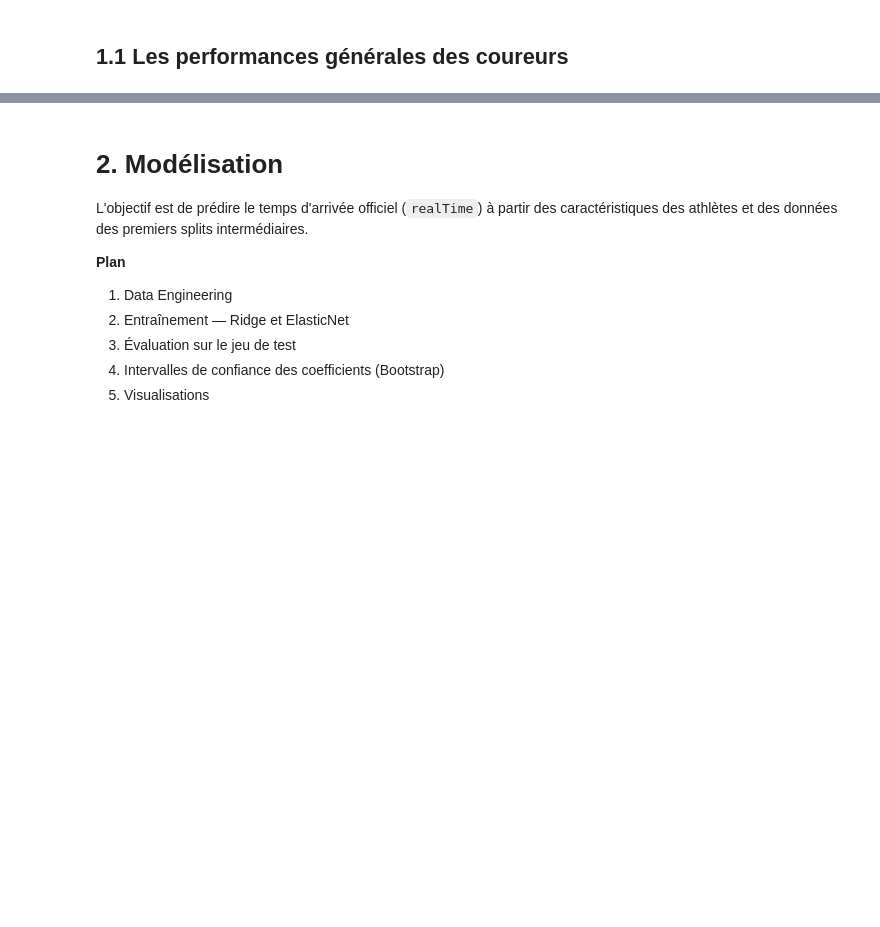
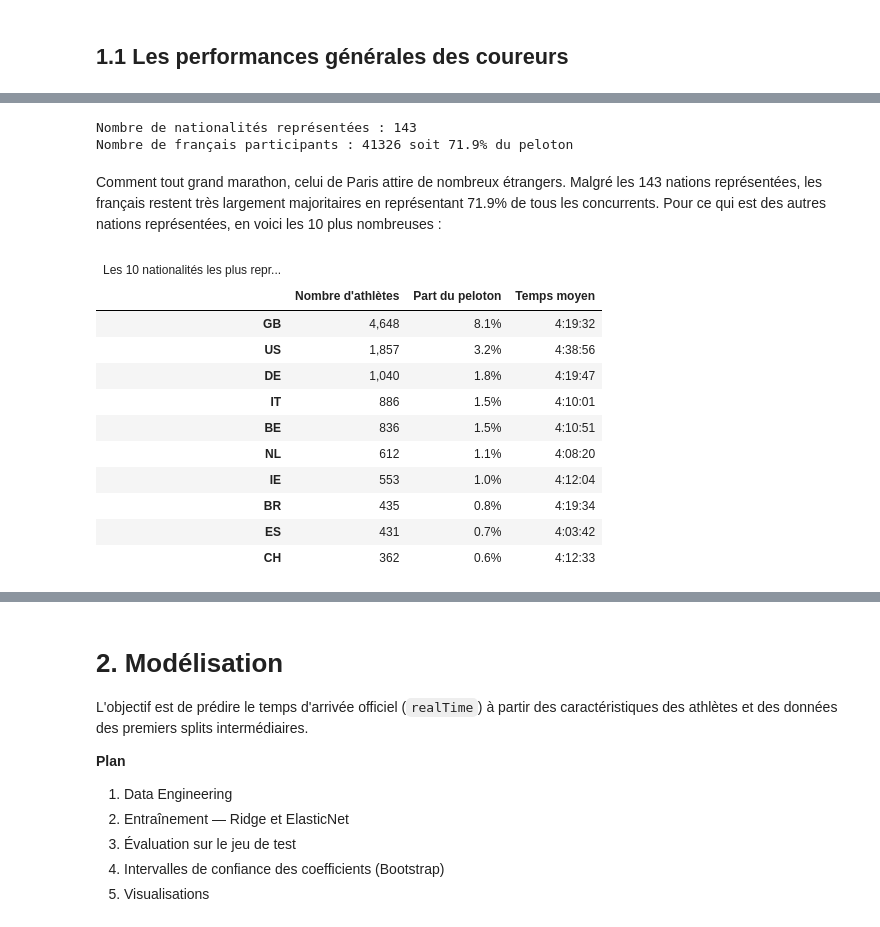
Before and after one commit to AntoineR18/PPDS-Projet-final, a Jupyter notebook: main.ipynb, the cells around one changed output, grey strips where cells are left out. Cells and saved outputs as stored; diff of their text form; code cells hidden in the pictures; blank space fills up the shorter version.

```diff
--- a/main.ipynb
+++ b/main.ipynb
@@ -45,2 +111,27 @@ sda.evol_tps_age()
+# %%
+nb_pays = df.select(pl.col("nationality")).n_unique()
+print(f"Nombre de nationalités représentées : {nb_pays}")
+
+nb_francais = df.filter(pl.col("nationality") == "FR").n_unique()
+prop_francais = round(nb_francais / total * 100, 2)
+print(f"Nombre de français participants : {nb_francais} soit {prop_francais}% du peloton")
+# %% [output]
+Nombre de nationalités représentées : 143
+Nombre de français participants : 41326 soit 71.9% du peloton
+# %% [markdown]
+Comment tout grand marathon, celui de Paris attire de nombreux étrangers. Malgré les 143 nations représentées, les français restent très largement majoritaires en représentant 71.9% de tous les concurrents. Pour ce qui est des autres nations représentées, en voici les 10 plus nombreuses :
 # %%
-sda.repart_pays()
+sd.repart_pays()
+# %% [output]
+| Les 10 nationalités les plus repr... |  |  |  |
+|  | Nombre d'athlètes | Part du peloton | Temps moyen |
+| GB | 4,648 | 8.1% | 4:19:32 |
+| US | 1,857 | 3.2% | 4:38:56 |
+| DE | 1,040 | 1.8% | 4:19:47 |
+| IT | 886 | 1.5% | 4:10:01 |
+| BE | 836 | 1.5% | 4:10:51 |
+| NL | 612 | 1.1% | 4:08:20 |
+| IE | 553 | 1.0% | 4:12:04 |
+| BR | 435 | 0.8% | 4:19:34 |
+| ES | 431 | 0.7% | 4:03:42 |
+| CH | 362 | 0.6% | 4:12:33 |
```
Also changed, not shown: parts of 15 cells of this notebook, 2 other files.
